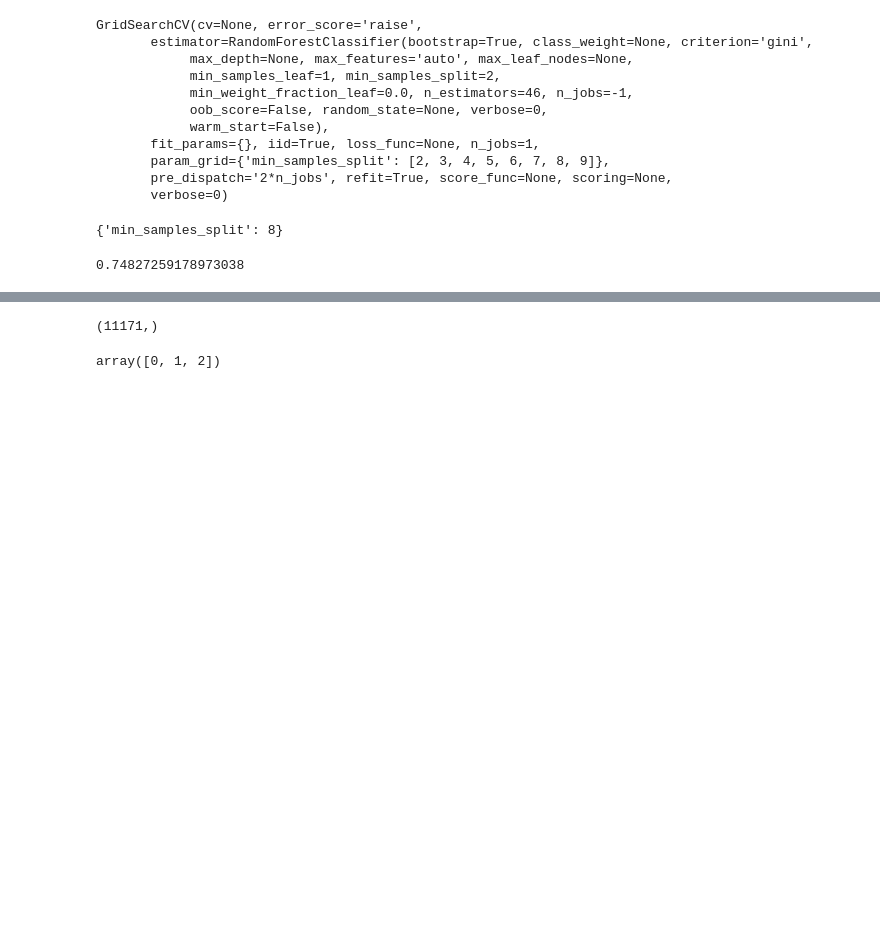
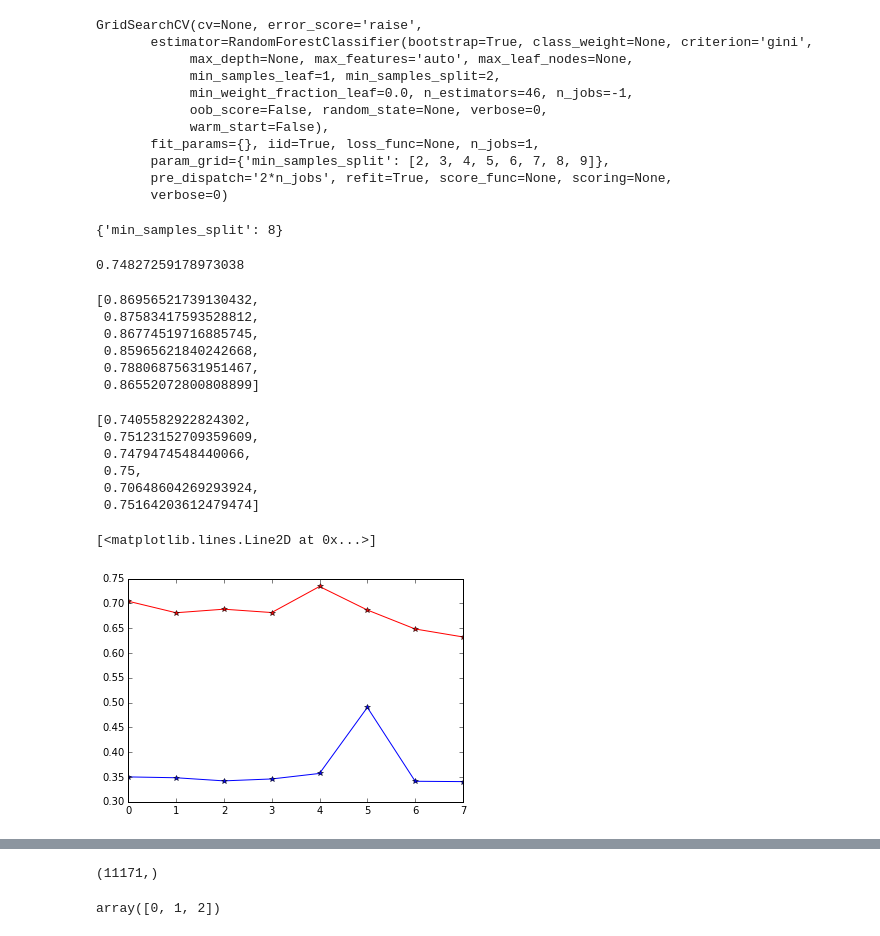
Before and after one commit to emmygold1/kaggle_proj, a Jupyter notebook: telstra/random_forest.ipynb, the cells around one changed output, grey strips where cells are left out. Saved outputs shown, nothing was run; the diff lists cells and outputs as text; code cells hidden in the pictures; blank space fills up the shorter version.

```diff
--- a/telstra/random_forest.ipynb
+++ b/telstra/random_forest.ipynb
@@ -86,3 +167,66 @@ gs.best_params_
 gs.best_score_
 # %% [output]
 0.74827259178973038
+# %%
+rfc = RandomForestClassifier(n_estimators=46, min_samples_split=8)
+insample_scores = []
+outsample_scores = []
+feature_ranges = [
+    list(range(56, 843)),
+    list(range(3, 56)) + list(range(442, 843)),
+    list(range(3, 442))+list(range(452, 843)),
+    list(range(3, 452))+list(range(457, 843)),
+    list(range(3, 457)),
+    list(range(3, 843))]
+for col_ids in feature_ranges:
+    errors = get_score(
+        train.iloc[:, col_ids].values,
+        train.loc[:, 'fault_severity'].values,
+        rfc)
+    insample_scores.append(errors[0])
+    outsample_scores.append(errors[1])
+# %%
+insample_scores
+# %% [output]
+[0.86956521739130432,
+ 0.87583417593528812,
+ 0.86774519716885745,
+ 0.85965621840242668,
+ 0.78806875631951467,
+ 0.86552072800808899]
+# %%
+outsample_scores
+# %% [output]
+[0.7405582922824302,
+ 0.75123152709359609,
+ 0.7479474548440066,
+ 0.75,
+ 0.70648604269293924,
+ 0.75164203612479474]
+# %%
+rfc = RandomForestClassifier(n_estimators=46, min_samples_split=8)
+insample_evaluates = []
+outsample_evaluates = []
+feature_ranges = [
+    list(range(3, 843)),
+    list(range(56, 843)),
+    list(range(3, 56)) + list(range(442, 843)),
+    list(range(3, 442))+list(range(452, 843)),
+    list(range(3, 452))+list(range(457, 843)),
+    list(range(3, 457)),
+    list(range(3, 56)) + list(range(452, 843)),
+    list(range(452, 843))]
+for col_ids in feature_ranges:
+    evaluates = get_evaluate(
+        train.iloc[:, col_ids].values,
+        train.loc[:, 'fault_severity'].values,
+        rfc)
+    insample_evaluates.append(evaluates[0])
+    outsample_evaluates.append(evaluates[1])
+# %%
+plt.figure()
+plt.plot(insample_evaluates, marker='*')
+plt.plot(outsample_evaluates, color='r', marker='*')
+# %% [output]
+[<matplotlib.lines.Line2D at 0x...>]
+[figure, added]
```
Also changed, not shown: parts of 18 cells of this notebook, 2 other files.
